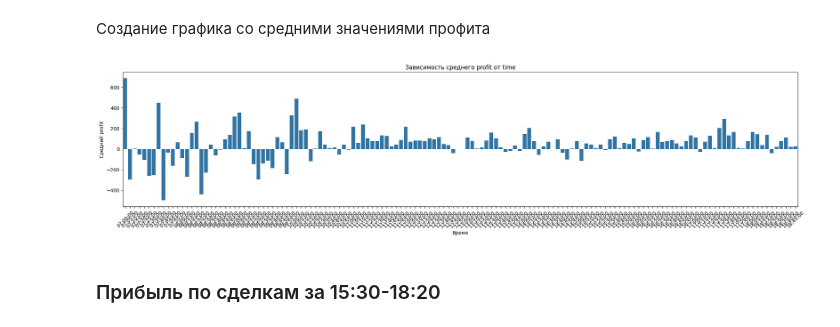
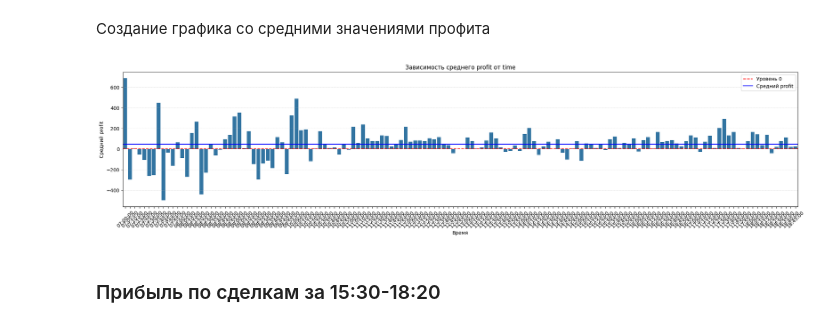
Before and after one commit to Alkor135/pj5_GMTS_trade_research, a Jupyter notebook: MIX_MOEX/MIX_исследования_времени_торговли.ipynb, the cells around one changed output. Drawn from its saved outputs; the diff is of its cells as text; code cells hidden in the pictures.

```diff
--- a/MIX_MOEX/MIX_исследования_времени_торговли.ipynb
+++ b/MIX_MOEX/MIX_исследования_времени_торговли.ipynb
@@ -203,16 +203,30 @@ df_time.sort_values(by='time', ascending=True).to_excel('MIX_исследова
 # %%
 df_time = df_time.sort_values(by='time', ascending=True)
 
 # Строим график зависимости
 plt.figure(figsize=(25, 5))
 sns.barplot(x=df_time['time'].astype(str), y=df_time['profit_avg'])
+
+# Добавляем горизонтальные линии
+plt.axhline(
+    y=0, color='red', linestyle='--', linewidth=1.5, label='Уровень 0'
+    )  # Пример линии на уровне 0
+plt.axhline(
+    y=df_time['profit_avg'].mean(), color='blue', linestyle='-', linewidth=1.5,
+    label='Средний profit'
+    )  # Среднее значение
+
+# Добавляем горизонтальную сетку
+plt.grid(axis='y', linestyle='--', linewidth=0.5, alpha=0.7)  # Только по оси Y
+
 plt.xticks(rotation=45)  # Поворачиваем подписи оси X для читаемости
 plt.title('Зависимость среднего profit от time')
 plt.xlabel('Время')
 plt.ylabel('Средний profit')
+plt.legend()  # Добавляем легенду
 plt.show()
 # %% [output]
-[figure, old version]
+[figure, new version]
 # %% [markdown]
 ### Прибыль по сделкам за 15:30-18:20
 # %%
```
Also changed, not shown: parts of 2 cells of this notebook.
